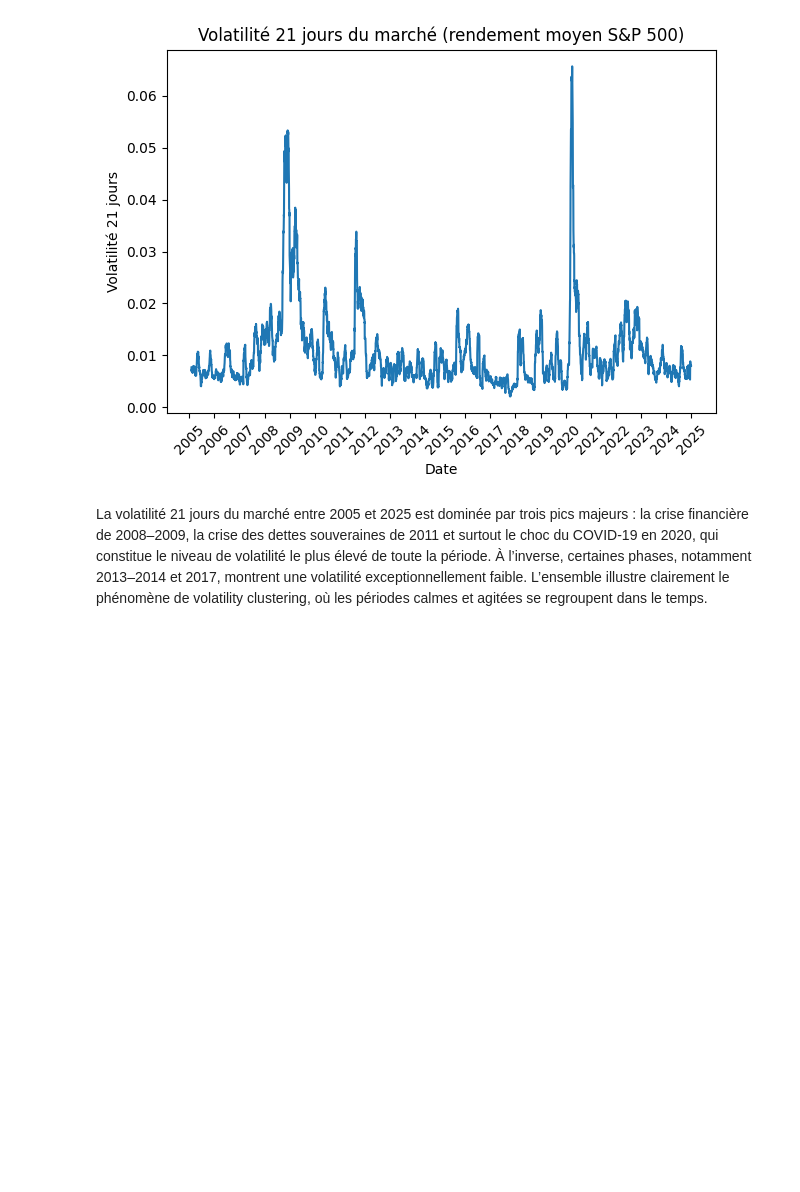
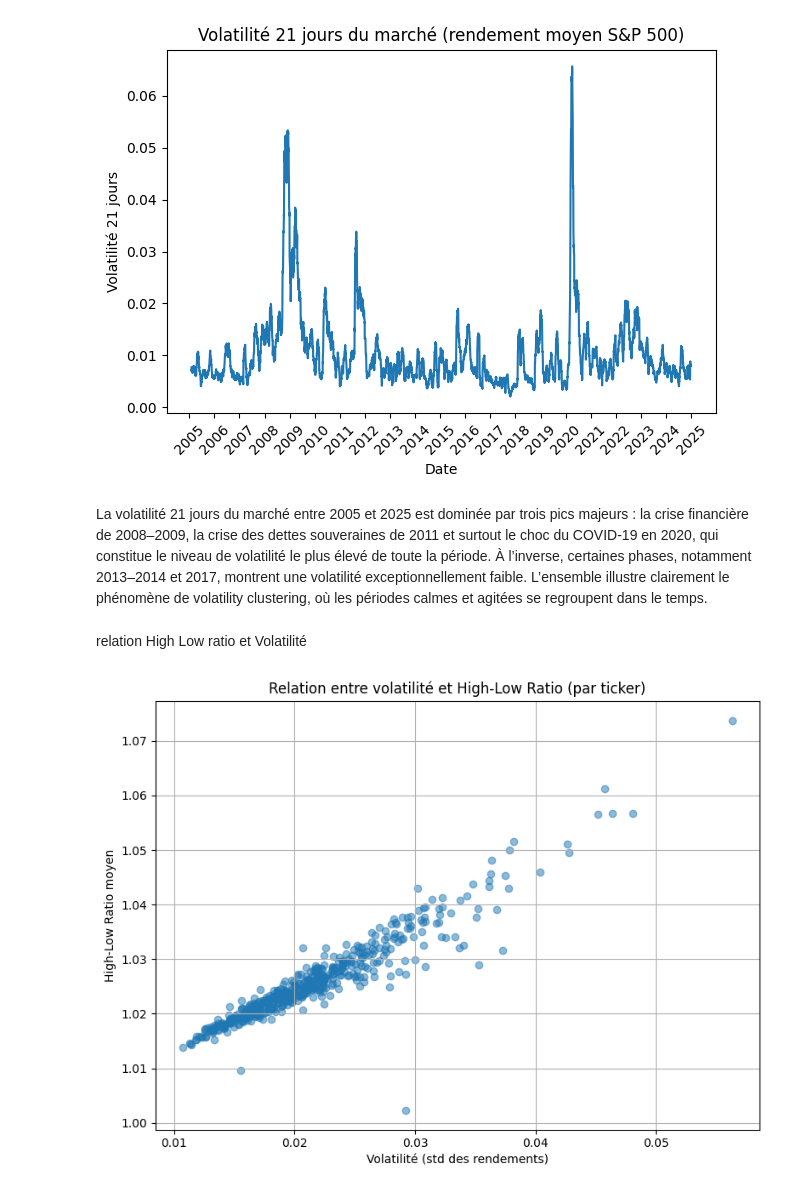
Before and after one commit to diabitbol/alpha-ranking-benchmark, a Jupyter notebook: description/description_1.ipynb, the cells around one changed output. Cells and saved outputs as stored; diff of their text form; code cells hidden in the pictures; blank space fills up the shorter version.

Commit message:
relations

```diff
--- a/description/description_1.ipynb
+++ b/description/description_1.ipynb
@@ -183,3 +183,35 @@ plt.show()
 [figure]
 # %% [markdown]
 La volatilité 21 jours du marché entre 2005 et 2025 est dominée par trois pics majeurs : la crise financière de 2008–2009, la crise des dettes souveraines de 2011 et surtout le choc du COVID-19 en 2020, qui constitue le niveau de volatilité le plus élevé de toute la période. À l’inverse, certaines phases, notamment 2013–2014 et 2017, montrent une volatilité exceptionnellement faible. L’ensemble illustre clairement le phénomène de volatility clustering, où les périodes calmes et agitées se regroupent dans le temps.
+# %% [markdown]
+relation High Low ratio et Volatilité
+# %%
+import pandas as pd
+import matplotlib.pyplot as plt
+
+
+#Volatilité par ticker (écart-type des rendements)
+vol_by_ticker = df.groupby('Ticker')['Return'].std()
+
+#HL_ratio moyen par ticker
+hl_by_ticker = df.groupby('Ticker')['HL_ratio'].mean()
+
+# Mettre ensemble dans un DataFrame
+relation = pd.DataFrame({
+    'Volatility': vol_by_ticker,
+    'HL_ratio': hl_by_ticker
+}).dropna()
+
+#Scatterplot
+plt.figure(figsize=(8,6))
+plt.scatter(relation['Volatility'], relation['HL_ratio'], alpha=0.5)
+
+plt.xlabel('Volatilité (std des rendements)')
+plt.ylabel('High-Low Ratio moyen')
+plt.title('Relation entre volatilité et High-Low Ratio (par ticker)')
+
+plt.grid(True)
+plt.tight_layout()
+plt.show()
+# %% [output]
+[figure, added]
```
Also changed, not shown: parts of 6 cells of this notebook.
